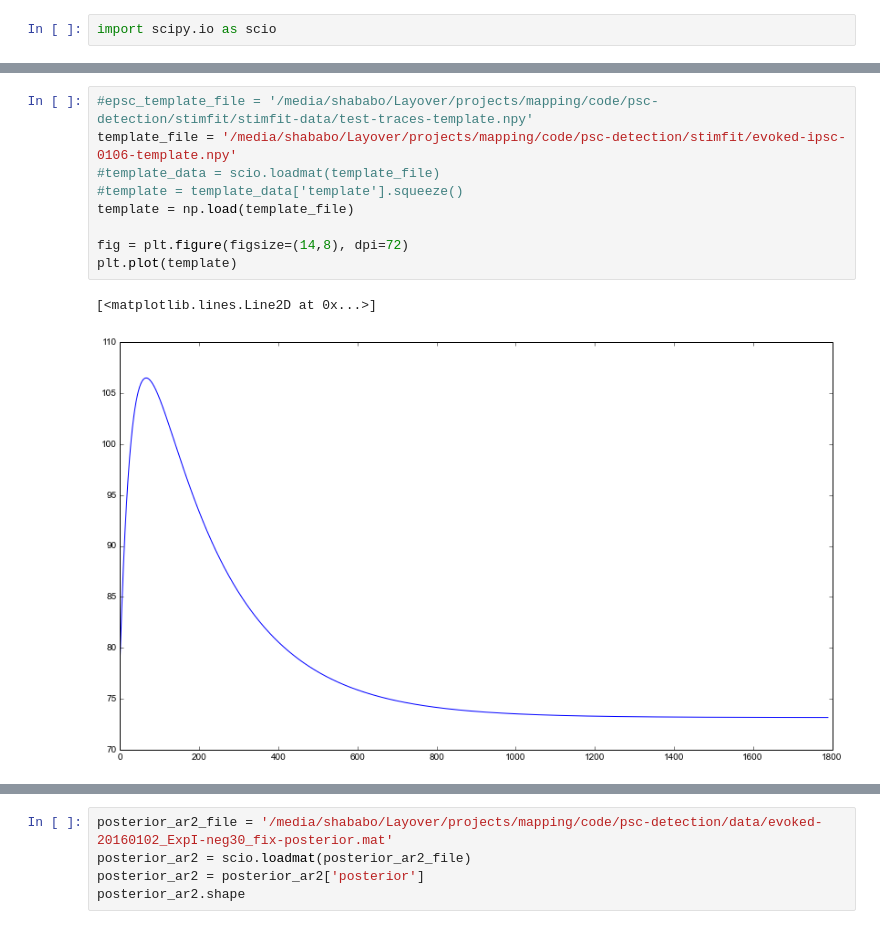
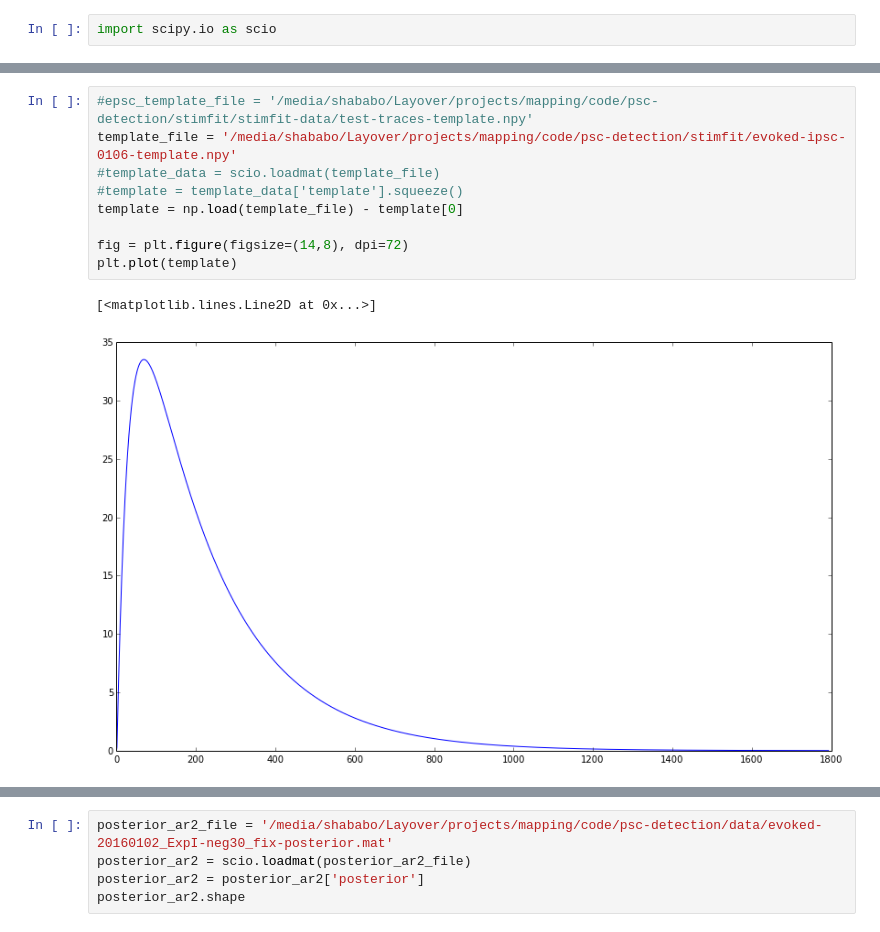
Before and after one commit to shababo/psc-detection-dist, a Jupyter notebook: stimfit/stimfit-evoked.ipynb, the cells around one changed output, grey strips where cells are left out. Drawn from its saved outputs; the diff is of its cells as text.

```diff
--- a/stimfit/stimfit-evoked.ipynb
+++ b/stimfit/stimfit-evoked.ipynb
@@ -58,15 +60,15 @@ plt.plot(spikes[0,])
 # %%
 #epsc_template_file = '/media/shababo/Layover/projects/mapping/code/psc-detection/stimfit/stimfit-data/test-traces-template.npy'
 template_file = '/media/shababo/Layover/projects/mapping/code/psc-detection/stimfit/evoked-ipsc-0106-template.npy'
 #template_data = scio.loadmat(template_file)
 #template = template_data['template'].squeeze()
-template = np.load(template_file)
+template = np.load(template_file) - template[0]
 
 fig = plt.figure(figsize=(14,8), dpi=72)
 plt.plot(template)
 # %% [output]
 [<matplotlib.lines.Line2D at 0x...>]
-[figure, old version]
+[figure, new version]
 # %%
 trace_ind = 100
 deconv = stfio.detect_events(mat_data['traces'][trace_ind,],template,.05,mode="deconvolution",lowpass=.4,highpass=.0001)
```
Also changed, not shown: parts of 10 cells of this notebook, 1 other file.
